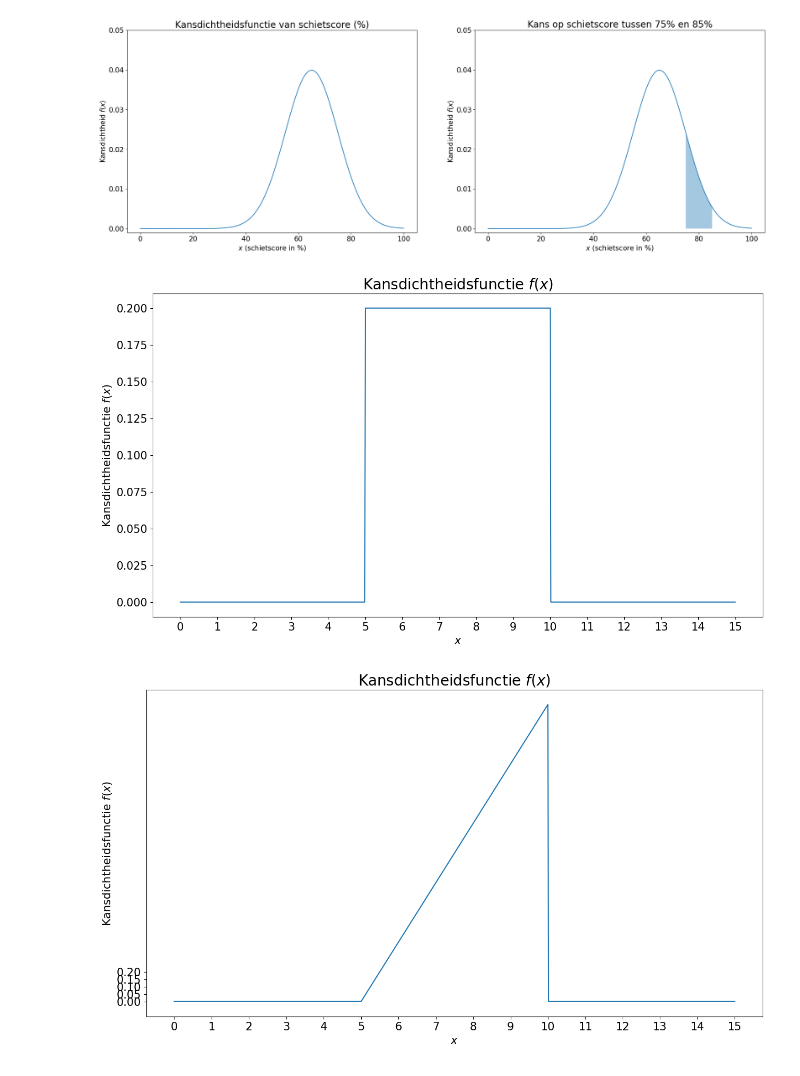
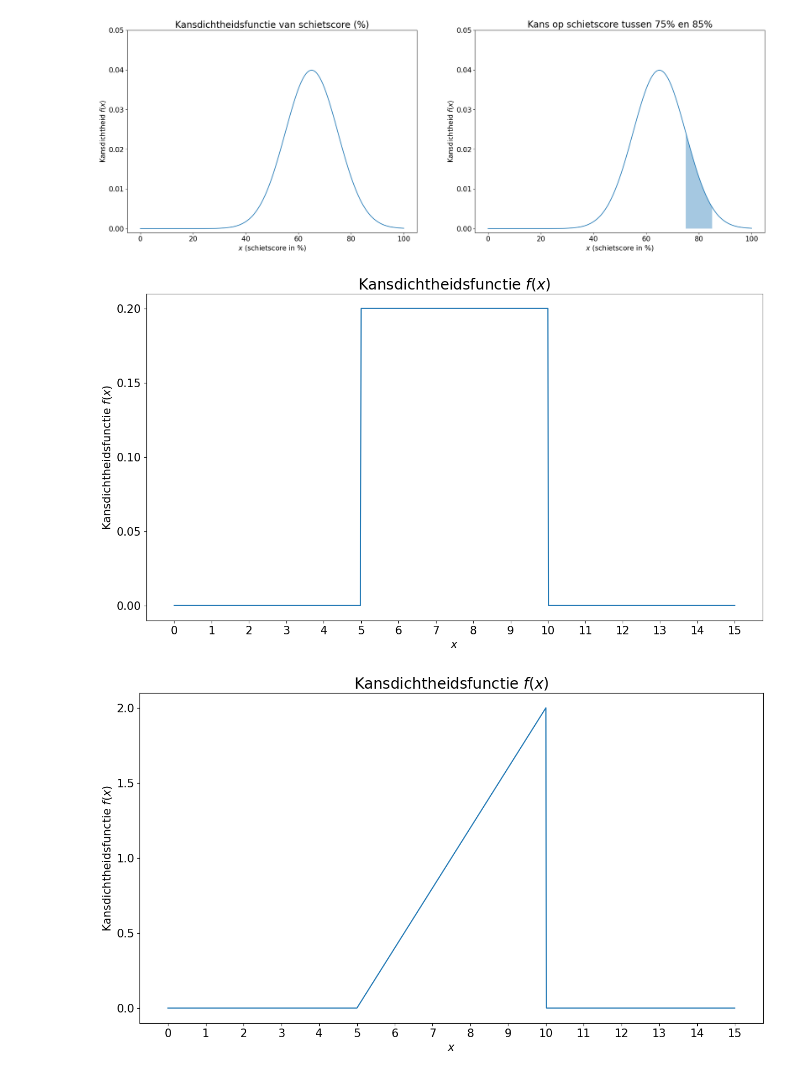
Before and after one commit to DBlom96/Statistiek, a Jupyter notebook: Python/ContinueKansvariabelen.ipynb, the cells around one changed output. Saved outputs shown, nothing was run; the diff lists cells and outputs as text; code cells hidden in the pictures.

```diff
--- a/Python/ContinueKansvariabelen.ipynb
+++ b/Python/ContinueKansvariabelen.ipynb
@@ -278,32 +278,34 @@ plt.savefig("./Figures/3_pdf_prob.png")
 fig, ax = plt.subplots(figsize=(15,8))
 
 x = np.linspace(0, 15, 1_000)
 
 pdf1 = np.where((x >= 5) & (x <= 10), 0.2, 0)
 pdf2 = np.where((x >= 5) & (x <= 10), 0.4*x - 2, 0)
 
 ax.plot(x, pdf1)
 ax.set_xlabel("$x$", fontsize=AXIS_FONT_SIZE)
 ax.set_ylabel("Kansdichtheidsfunctie $f(x)$", fontsize=AXIS_FONT_SIZE)
 ax.set_title("Kansdichtheidsfunctie $f(x)$", fontsize=TITLE_FONT_SIZE)
 ax.tick_params(labelsize=AXIS_FONT_SIZE)
 plt.xticks(np.arange(int(x.min()), int(x.max()) + 1))
+plt.yticks(np.linspace(0, 0.2, 5))
 
 plt.savefig("./Figures/opgave4.15a_1.png")
 
 
 # SECOND OPTION
 fig, ax = plt.subplots(figsize=(15,8))
 
 ax.plot(x, pdf2)
 ax.set_xlabel("$x$", fontsize=AXIS_FONT_SIZE)
 ax.set_ylabel("Kansdichtheidsfunctie $f(x)$", fontsize=AXIS_FONT_SIZE)
 ax.set_title("Kansdichtheidsfunctie $f(x)$", fontsize=TITLE_FONT_SIZE)
 ax.tick_params(labelsize=AXIS_FONT_SIZE)
 plt.xticks(np.arange(int(x.min()), int(x.max()) + 1))
+plt.yticks(np.linspace(0, 2, 5))
 
 
 plt.savefig("./Figures/opgave4.15a_2.png")
 # %% [output]
-[figure, old version]
+[figure, new version]
-[figure, old version]
+[figure, new version]
```
Also changed, not shown: 14 other files.
